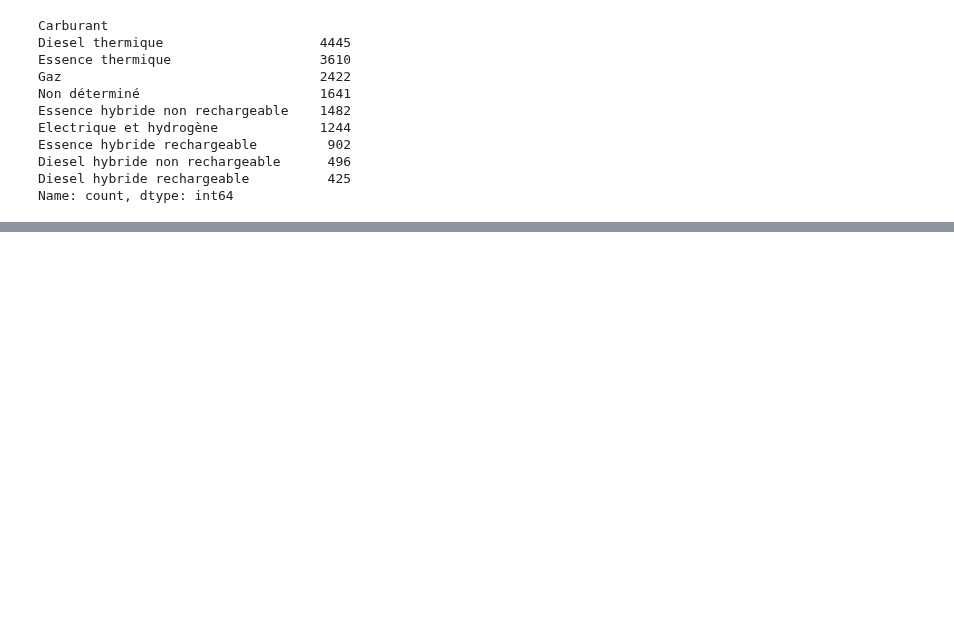
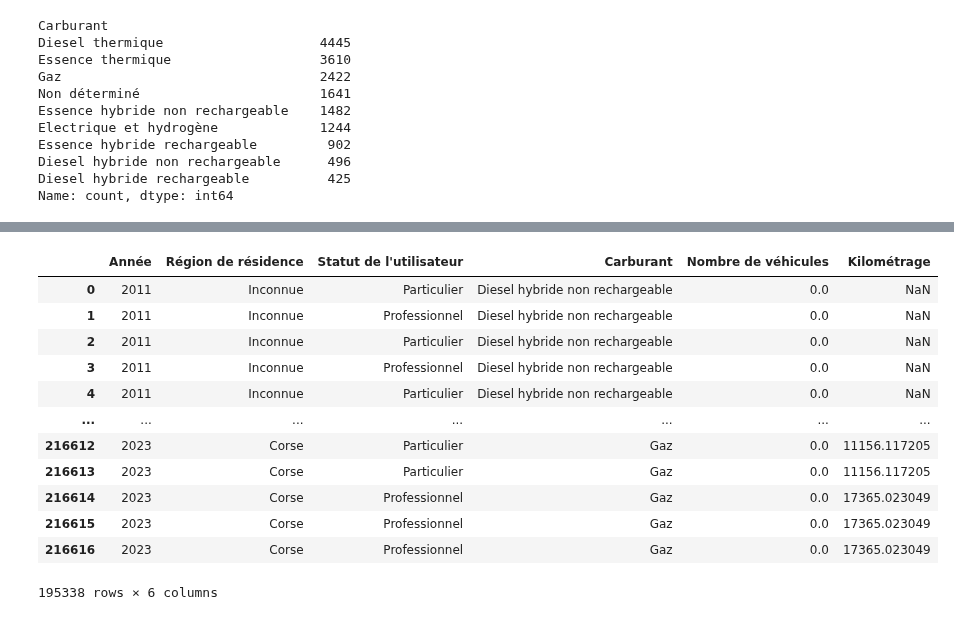
Before and after one commit to HugoMorand/Statapp, a Jupyter notebook: StatDes/plot.ipynb, the cells around one changed output, grey strips where cells are left out. Saved outputs shown, nothing was run; the diff lists cells and outputs as text; code cells hidden in the pictures; blank space fills up the shorter version.

Commit message:
tableau sous forme de base de données

```diff
--- a/StatDes/plot.ipynb
+++ b/StatDes/plot.ipynb
@@ -265,0 +294,72 @@ plt.show()
+# %%
+def transform_dataframes(df1_long, df3_long):
+    # Mapping pour harmoniser les valeurs
+    region_mapping = {
+        'Inconnu': 'Inconnue',
+        "Provence-Alpes-Côte\nd'Azur": "Provence-Alpes-Côte d'Azur"
+    }
+
+    carburant_mapping = {
+        'Electrique et\nhydrogène': 'Electrique et hydrogène',
+        'Essence hybride\nnon rechargeable': 'Essence hybride non rechargeable',
+        'Essence hybride\nrechargeable': 'Essence hybride rechargeable',
+        'Diesel hybride non\nrechargeable': 'Diesel hybride non rechargeable',
+        'Diesel hybride\nrechargeable': 'Diesel hybride rechargeable'
+    }
+
+    statut_mapping = {
+        'professionnels': 'Professionnel',
+        'particuliers': 'Particulier'
+    }
+
+    # Appliquer les mappings
+    df1_long['Région de résidence'] = df1_long['Région de résidence'].replace(region_mapping)
+    df3_long['Région de résidence'] = df3_long['Région de résidence'].replace(region_mapping)
+
+    df1_long['Carburant'] = df1_long['Carburant'].replace(carburant_mapping)
+    df3_long['Carburant'] = df3_long['Carburant'].replace(carburant_mapping)
+
+    df1_long['Statut de l\'utilisateur'] = df1_long['Statut de l\'utilisateur'].replace(statut_mapping)
+    df3_long['Statut de l\'utilisateur'] = df3_long['Statut de l\'utilisateur'].replace(statut_mapping)
+
+    # Filtrer les lignes "Total"
+    df1_long = df1_long[df1_long['Région de résidence'] != 'Total']
+    df3_long = df3_long[df3_long['Région de résidence'] != 'Total']
+    df1_long = df1_long[df1_long['Carburant'] != 'Total']
+    df3_long = df3_long[df3_long['Carburant'] != 'Total']
+    df1_long = df1_long[df1_long['Statut de l\'utilisateur'] != 'Total']
+    df3_long = df3_long[df3_long['Statut de l\'utilisateur'] != 'Total']
+
+    # Fusionner les DataFrames
+    df_final = df1_long.merge(
+        df3_long,
+        on=['Année', 'Région de résidence', 'Statut de l\'utilisateur', 'Carburant'],
+        how='inner'
+    )
+
+    # Sélectionner et renommer les colonnes
+    df_final = df_final[[
+        'Année', 'Région de résidence', 'Statut de l\'utilisateur',
+        'Carburant', 'Nombre de véhicules', 'Kilométrage'
+    ]]
+
+    df_final = df_final[df_final["Carburant"] != "Non déterminé"]
+
+    return df_final
+
+# Exemple d'utilisation
+transform_dataframes(df1_long, df3_long)
+# %% [output]
+|  | Année | Région de résidence | Statut de l'utilisateur | Carburant | Nombre de véhicules | Kilométrage |
+| 0 | 2011 | Inconnue | Particulier | Diesel hybride non rechargeable | 0.0 | NaN |
+| 1 | 2011 | Inconnue | Professionnel | Diesel hybride non rechargeable | 0.0 | NaN |
+| 2 | 2011 | Inconnue | Particulier | Diesel hybride non rechargeable | 0.0 | NaN |
+| 3 | 2011 | Inconnue | Professionnel | Diesel hybride non rechargeable | 0.0 | NaN |
+| 4 | 2011 | Inconnue | Particulier | Diesel hybride non rechargeable | 0.0 | NaN |
+| ... | ... | ... | ... | ... | ... | ... |
+| 216612 | 2023 | Corse | Particulier | Gaz | 0.0 | 11156.117205 |
+| 216613 | 2023 | Corse | Particulier | Gaz | 0.0 | 11156.117205 |
+| 216614 | 2023 | Corse | Professionnel | Gaz | 0.0 | 17365.023049 |
+| 216615 | 2023 | Corse | Professionnel | Gaz | 0.0 | 17365.023049 |
+| 216616 | 2023 | Corse | Professionnel | Gaz | 0.0 | 17365.023049 |
+195338 rows × 6 columns
```
Also changed, not shown: parts of 5 cells of this notebook.
